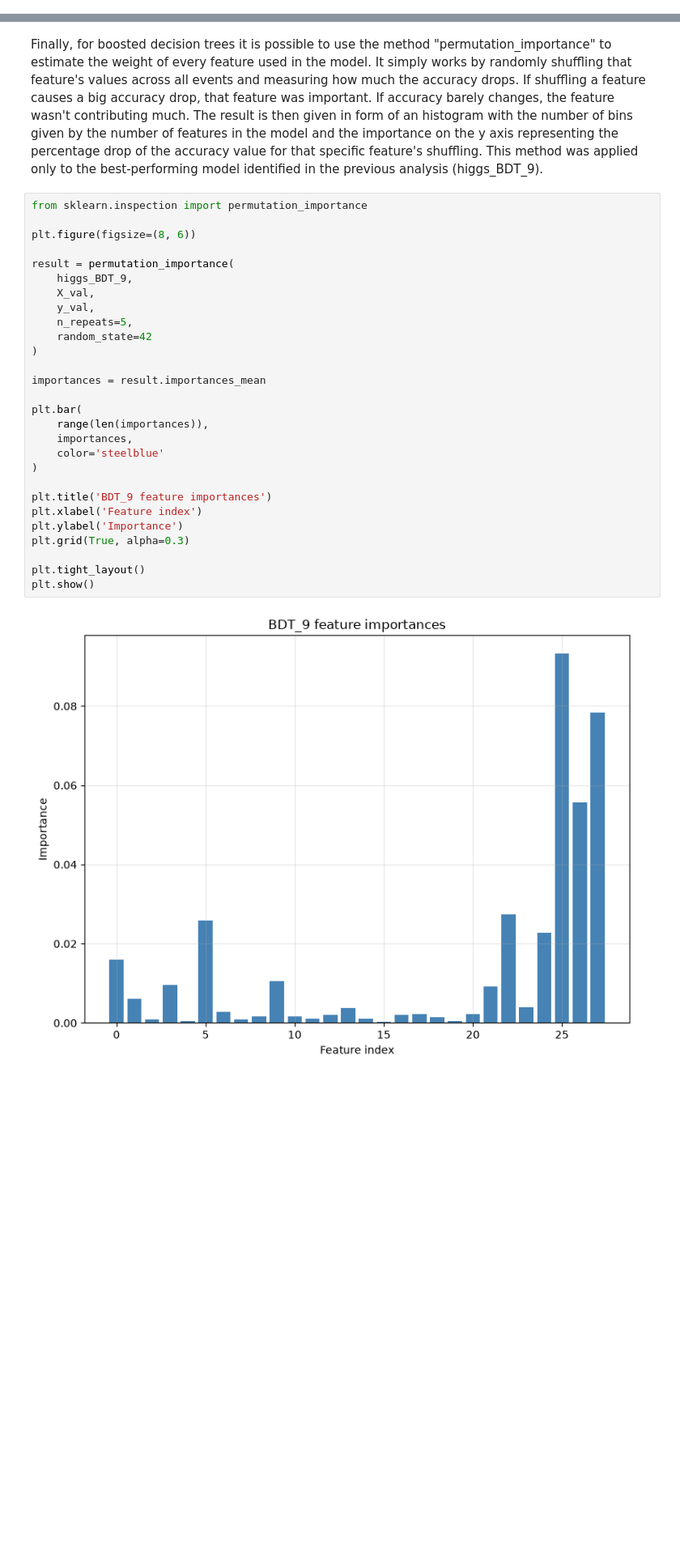
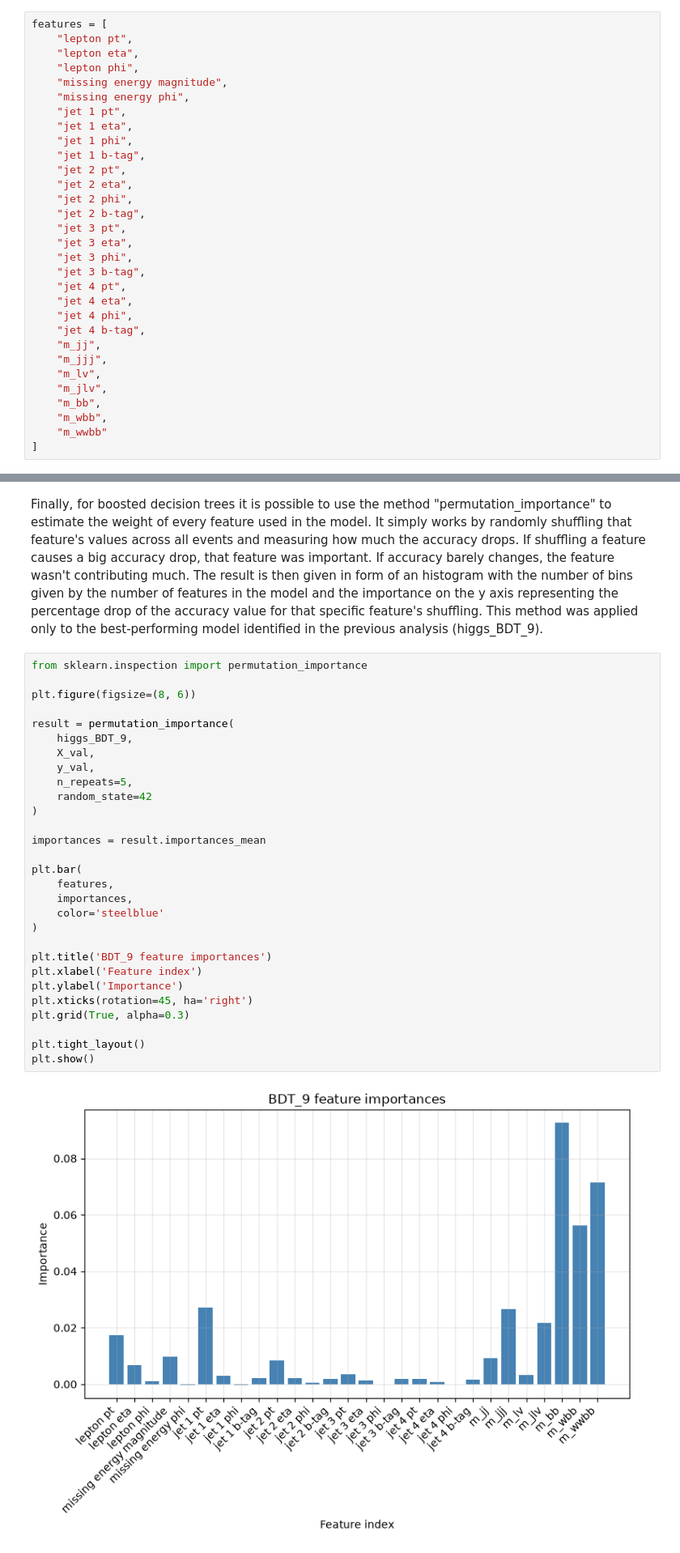
Before and after one commit to CarloFabri/higgs-classifier, a Jupyter notebook: higgs_BDT.ipynb, the cells around one changed output, grey strips where cells are left out. Shown at 81% size. Drawn from its saved outputs; the diff is of its cells as text; blank space fills up the shorter version.

Commit message:
Improved README structure, dataset description and feature importance interpretation

```diff
--- a/higgs_BDT.ipynb
+++ b/higgs_BDT.ipynb
@@ -58,6 +58,37 @@ array([ 0.50675219, -1.93630409,  1.19725251,  1.1616472 , -0.51051551,
         0.22785209,  0.50989568,  0.8288936 ])
 # %% [markdown]
 The next command is used to visualise the different variables. In order to have a more complete view of their values, scatter plots are made for each feature, for the first 500 events, resulting in the plots visible below.
+# %%
+features = [
+    "lepton pt",
+    "lepton eta",
+    "lepton phi",
+    "missing energy magnitude",
+    "missing energy phi",
+    "jet 1 pt",
+    "jet 1 eta",
+    "jet 1 phi",
+    "jet 1 b-tag",
+    "jet 2 pt",
+    "jet 2 eta",
+    "jet 2 phi",
+    "jet 2 b-tag",
+    "jet 3 pt",
+    "jet 3 eta",
+    "jet 3 phi",
+    "jet 3 b-tag",
+    "jet 4 pt",
+    "jet 4 eta",
+    "jet 4 phi",
+    "jet 4 b-tag",
+    "m_jj",
+    "m_jjj",
+    "m_lv",
+    "m_jlv",
+    "m_bb",
+    "m_wbb",
+    "m_wwbb"
+]
 # %%
 import matplotlib.pyplot as plt
 
@@ -541,32 +572,33 @@ Finally, for boosted decision trees it is possible to use the method "permutatio
 # %%
 from sklearn.inspection import permutation_importance
 
 plt.figure(figsize=(8, 6))
 
 result = permutation_importance(
     higgs_BDT_9,
     X_val,
     y_val,
     n_repeats=5,
     random_state=42
 )
 
 importances = result.importances_mean
 
 plt.bar(
-    range(len(importances)),
+    features,
     importances,
     color='steelblue'
 )
 
 plt.title('BDT_9 feature importances')
 plt.xlabel('Feature index')
 plt.ylabel('Importance')
+plt.xticks(rotation=45, ha='right')
 plt.grid(True, alpha=0.3)
 
 plt.tight_layout()
 plt.show()
 # %% [output]
-[figure, old version]
+[figure, new version]
 # %% [markdown]
 As it can be seen, the model seems to be highly dependent on the last features (from 22 to 28). These are high-level features, functions of the first 21, which are instead kinematic properties measured directly by the detector. The behaviour of the above plot is in line with the fact that the high-level features are purposely defined to better distinguish background and signal, so they play a larger role in the training of the models.
```
Also changed, not shown: parts of 44 cells of this notebook, 1 other file.
